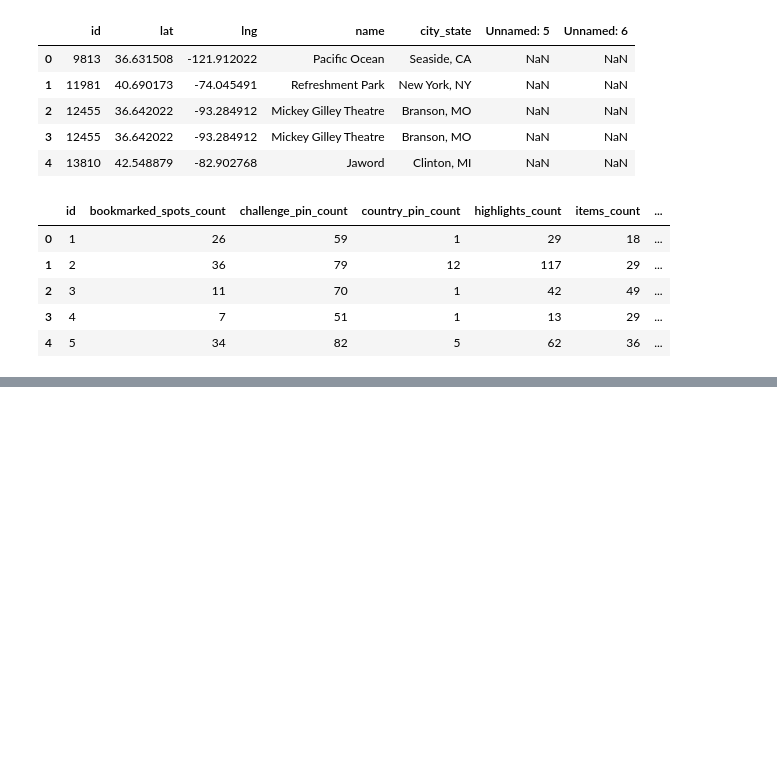
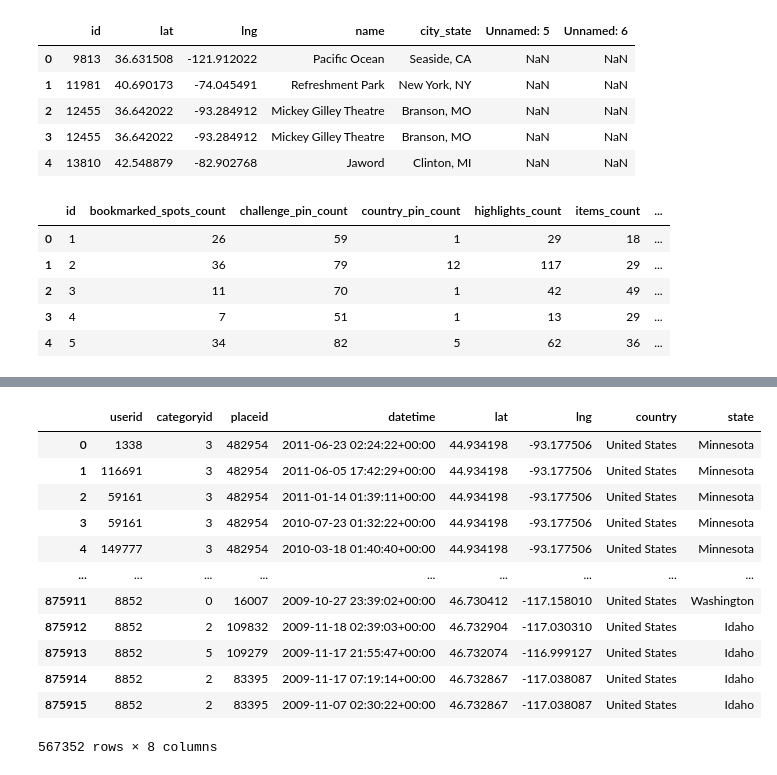
Before and after one commit to vhvictorhugo/PGC-NN, a Jupyter notebook: processing_data.ipynb, the cells around one changed output, grey strips where cells are left out. Drawn from its saved outputs; the diff is of its cells as text; code cells hidden in the pictures; blank space fills up the shorter version.

Commit message:
fix: original dataset (not complete)

```diff
--- a/processing_data.ipynb
+++ b/processing_data.ipynb
@@ -194,0 +113,3 @@ gowalla_userinfo.head()
+# %%
+g_dataset = pd.read_csv('gowalla/checkins.csv', index_col=False, usecols = ['userid', 'datetime', 'lat', 'lng', 'placeid', 'categoryid', 'NAME'])
+g_dataset = g_dataset.dropna()
@@ -194,0 +133,25 @@ gowalla_userinfo.head()
+# %%
+g_dataset['country'] = 'United States'
+# %%
+g_dataset = g_dataset.rename(columns={'NAME': 'state'})
+# %%
+# datetime converter
+g_dataset['datetime'] = pd.to_datetime(g_dataset['datetime'])
+cols = ['userid', 'categoryid', 'placeid', 'datetime', 'lat', 'lng', 'country', 'state']
+g_dataset = g_dataset[cols]
+# %%
+g_dataset
+# %% [output]
+|  | userid | categoryid | placeid | datetime | lat | lng | country | state |
+| 0 | 1338 | 3 | 482954 | 2011-06-23 02:24:22+00:00 | 44.934198 | -93.177506 | United States | Minnesota |
+| 1 | 116691 | 3 | 482954 | 2011-06-05 17:42:29+00:00 | 44.934198 | -93.177506 | United States | Minnesota |
+| 2 | 59161 | 3 | 482954 | 2011-01-14 01:39:11+00:00 | 44.934198 | -93.177506 | United States | Minnesota |
+| 3 | 59161 | 3 | 482954 | 2010-07-23 01:32:22+00:00 | 44.934198 | -93.177506 | United States | Minnesota |
+| 4 | 149777 | 3 | 482954 | 2010-03-18 01:40:40+00:00 | 44.934198 | -93.177506 | United States | Minnesota |
+| ... | ... | ... | ... | ... | ... | ... | ... | ... |
+| 875911 | 8852 | 0 | 16007 | 2009-10-27 23:39:02+00:00 | 46.730412 | -117.158010 | United States | Washington |
+| 875912 | 8852 | 2 | 109832 | 2009-11-18 02:39:03+00:00 | 46.732904 | -117.030310 | United States | Idaho |
+| 875913 | 8852 | 5 | 109279 | 2009-11-17 21:55:47+00:00 | 46.732074 | -116.999127 | United States | Idaho |
+| 875914 | 8852 | 2 | 83395 | 2009-11-17 07:19:14+00:00 | 46.732867 | -117.038087 | United States | Idaho |
+| 875915 | 8852 | 2 | 83395 | 2009-11-07 02:30:22+00:00 | 46.732867 | -117.038087 | United States | Idaho |
+567352 rows × 8 columns
```
Also changed, not shown: parts of 23 cells of this notebook, 4 other files.
